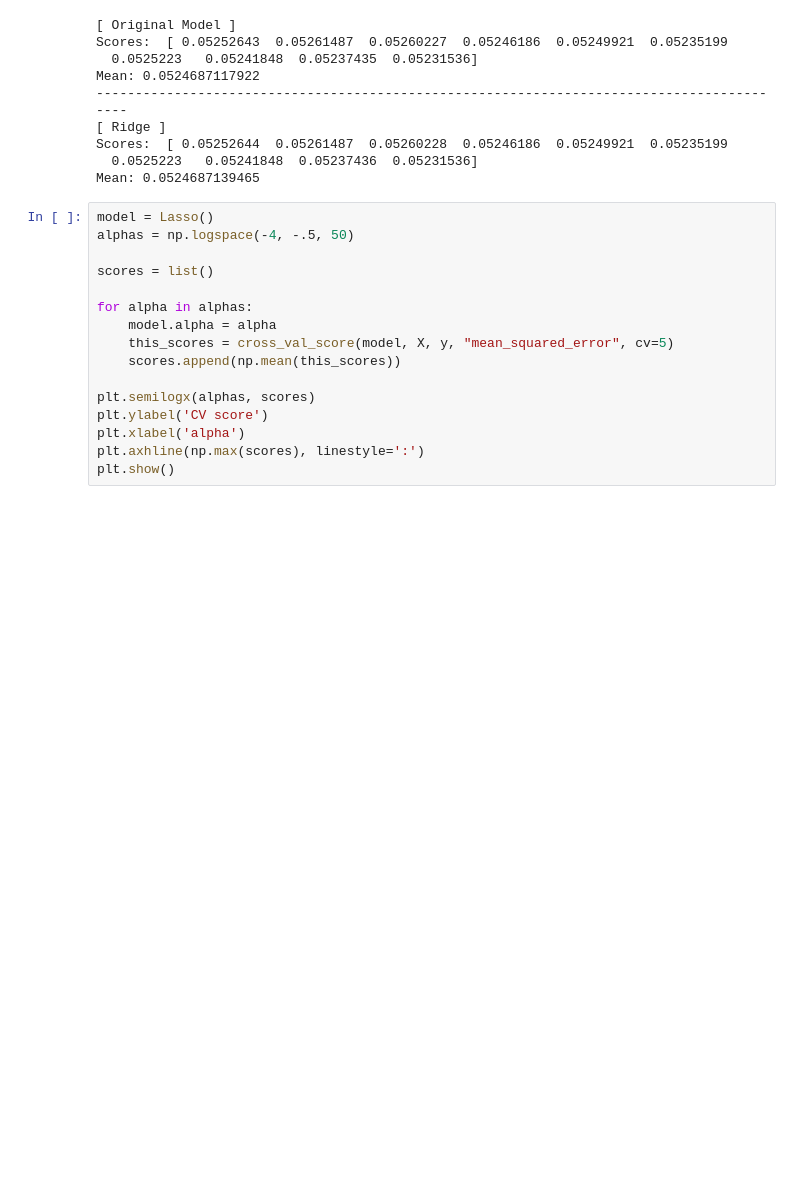
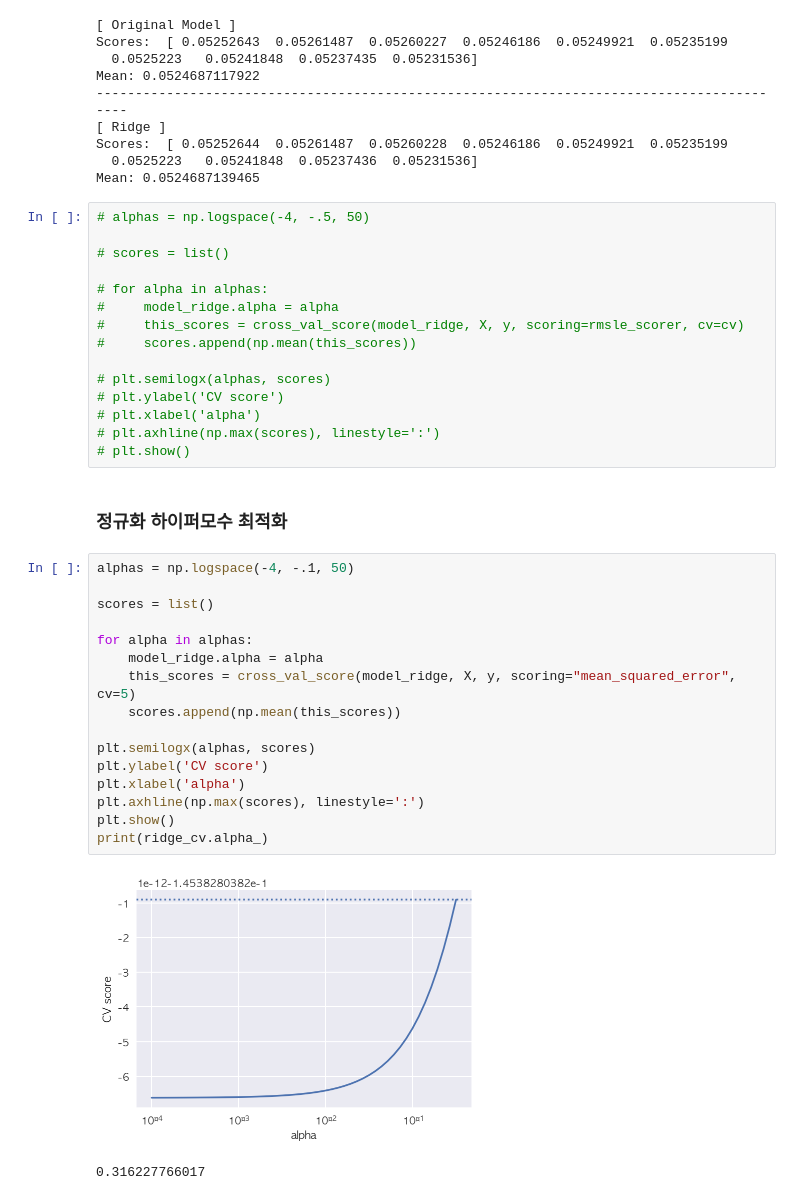
Before and after one commit to novdov/dss7b5-nyctaxi, a Jupyter notebook: main/main_0314.ipynb, the cells around one changed output. Drawn from its saved outputs; the diff is of its cells as text; blank space fills up the shorter version.

```diff
--- a/main/main_0314.ipynb
+++ b/main/main_0314.ipynb
@@ -918,18 +922,38 @@ Scores:  [ 0.05252644  0.05261487  0.05260228  0.05246186  0.05249921  0.0523519
   0.0525223   0.05241848  0.05237436  0.05231536]
 Mean: 0.0524687139465
 # %%
-model = Lasso()
-alphas = np.logspace(-4, -.5, 50)
+# alphas = np.logspace(-4, -.5, 50)
 
-scores = list()
+# scores = list()
 
-for alpha in alphas:
-    model.alpha = alpha
-    this_scores = cross_val_score(model, X, y, "mean_squared_error", cv=5)
-    scores.append(np.mean(this_scores))
+# for alpha in alphas:
+#     model_ridge.alpha = alpha
+#     this_scores = cross_val_score(model_ridge, X, y, scoring=rmsle_scorer, cv=cv)
+#     scores.append(np.mean(this_scores))
 
-plt.semilogx(alphas, scores)
-plt.ylabel('CV score')
-plt.xlabel('alpha')
-plt.axhline(np.max(scores), linestyle=':')
-plt.show()
+# plt.semilogx(alphas, scores)
+# plt.ylabel('CV score')
+# plt.xlabel('alpha')
+# plt.axhline(np.max(scores), linestyle=':')
+# plt.show()
+# %% [markdown]
+### 정규화 하이퍼모수 최적화
+# %%
+alphas = np.logspace(-4, -.1, 50)
+
+scores = list()
+
+for alpha in alphas:
+    model_ridge.alpha = alpha
+    this_scores = cross_val_score(model_ridge, X, y, scoring="mean_squared_error", cv=5)
+    scores.append(np.mean(this_scores))
+
+plt.semilogx(alphas, scores)
+plt.ylabel('CV score')
+plt.xlabel('alpha')
+plt.axhline(np.max(scores), linestyle=':')
+plt.show()
+print(ridge_cv.alpha_)
+# %% [output]
+[figure, added]
+0.316227766017
```
Also changed, not shown: parts of 14 cells of this notebook.
